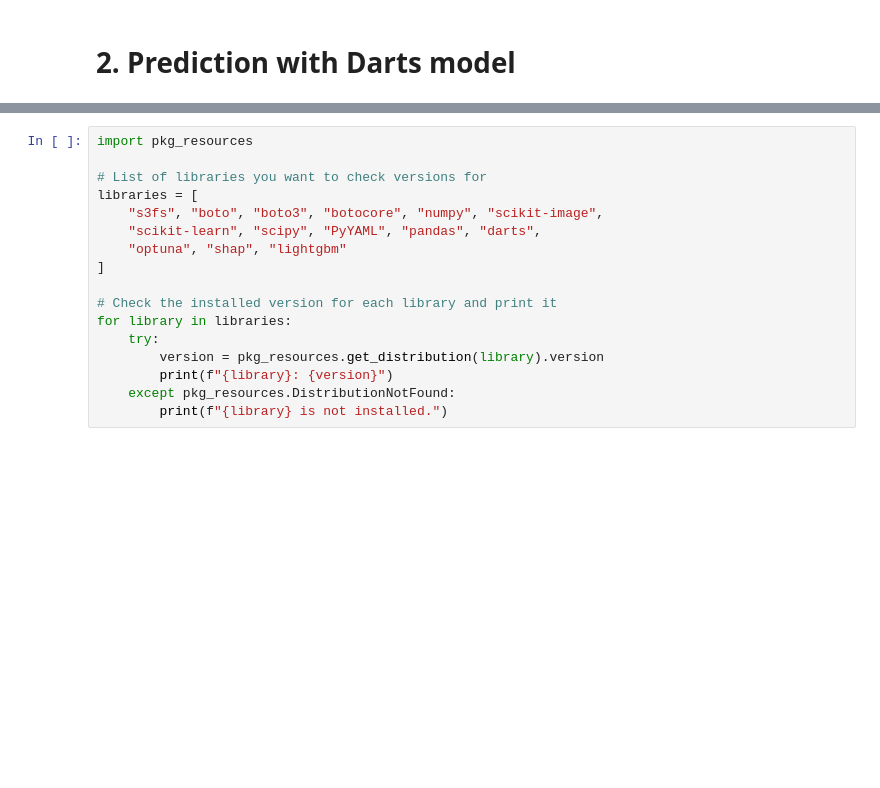
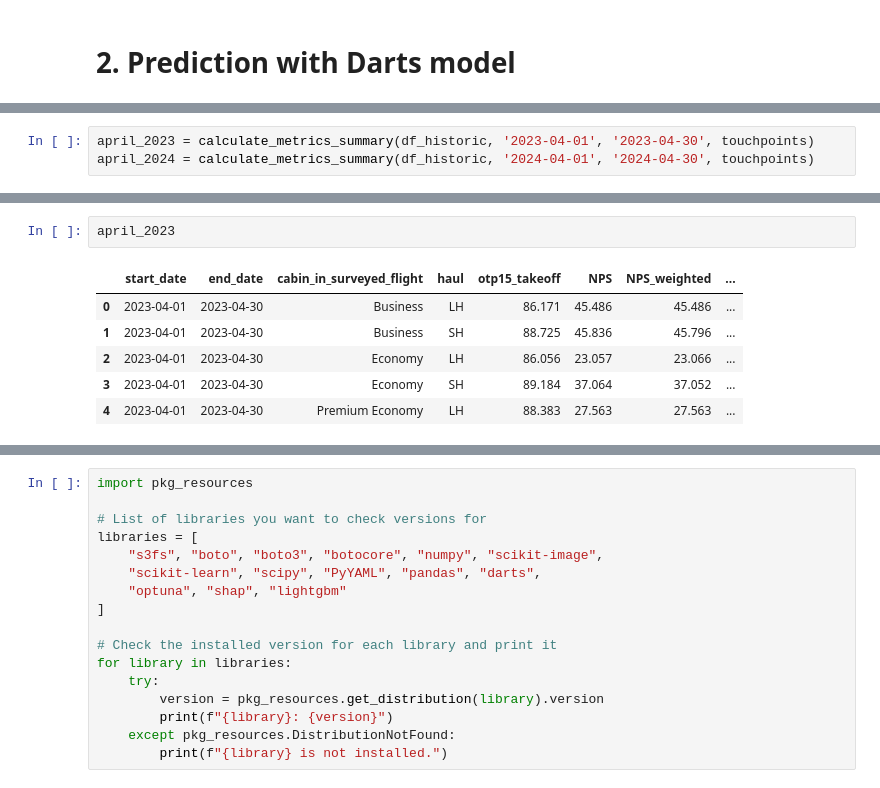
Before and after one commit to nomadicsenseis/AI_Explanatory_Drivers-VS_target_pipeline, a Jupyter notebook: develop/aggregated_production_model.ipynb, the cells around one changed output, grey strips where cells are left out. Saved outputs shown, nothing was run; the diff lists cells and outputs as text; blank space fills up the shorter version.

```diff
--- a/develop/aggregated_production_model.ipynb
+++ b/develop/aggregated_production_model.ipynb
@@ -502,0 +561,3 @@ all_intervals_results.to_csv('intervals.csv')
+# %%
+april_2023 = calculate_metrics_summary(df_historic, '2023-04-01', '2023-04-30', touchpoints)
+april_2024 = calculate_metrics_summary(df_historic, '2024-04-01', '2024-04-30', touchpoints)
@@ -502,0 +575,9 @@ all_intervals_results.to_csv('intervals.csv')
+# %%
+april_2023
+# %% [output]
+|  | start_date | end_date | cabin_in_surveyed_flight | haul | otp15_takeoff | NPS | NPS_weighted | ... |
+| 0 | 2023-04-01 | 2023-04-30 | Business | LH | 86.171 | 45.486 | 45.486 | ... |
+| 1 | 2023-04-01 | 2023-04-30 | Business | SH | 88.725 | 45.836 | 45.796 | ... |
+| 2 | 2023-04-01 | 2023-04-30 | Economy | LH | 86.056 | 23.057 | 23.066 | ... |
+| 3 | 2023-04-01 | 2023-04-30 | Economy | SH | 89.184 | 37.064 | 37.052 | ... |
+| 4 | 2023-04-01 | 2023-04-30 | Premium Economy | LH | 88.383 | 27.563 | 27.563 | ... |
```
Also changed, not shown: parts of 30 cells of this notebook, 5 other files.
